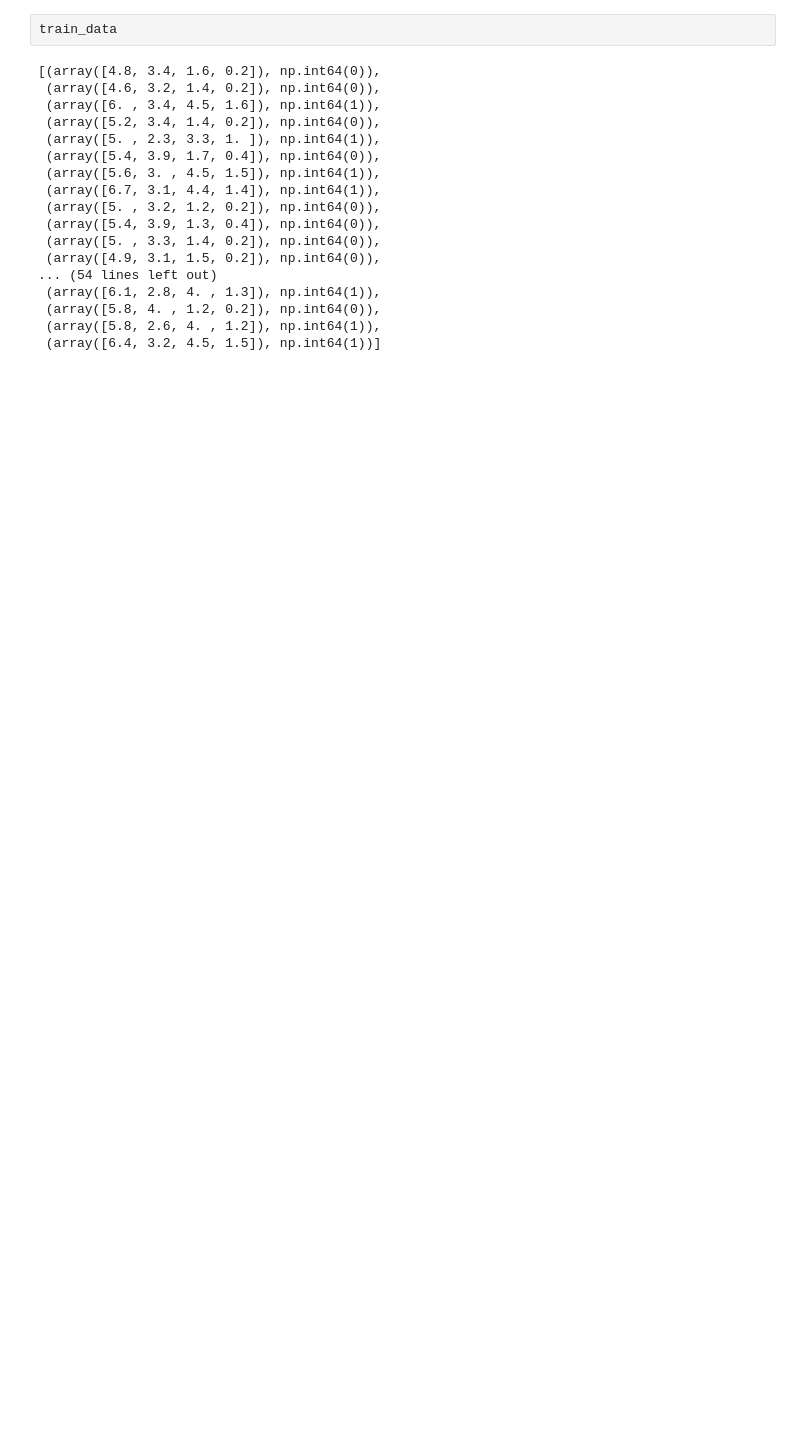
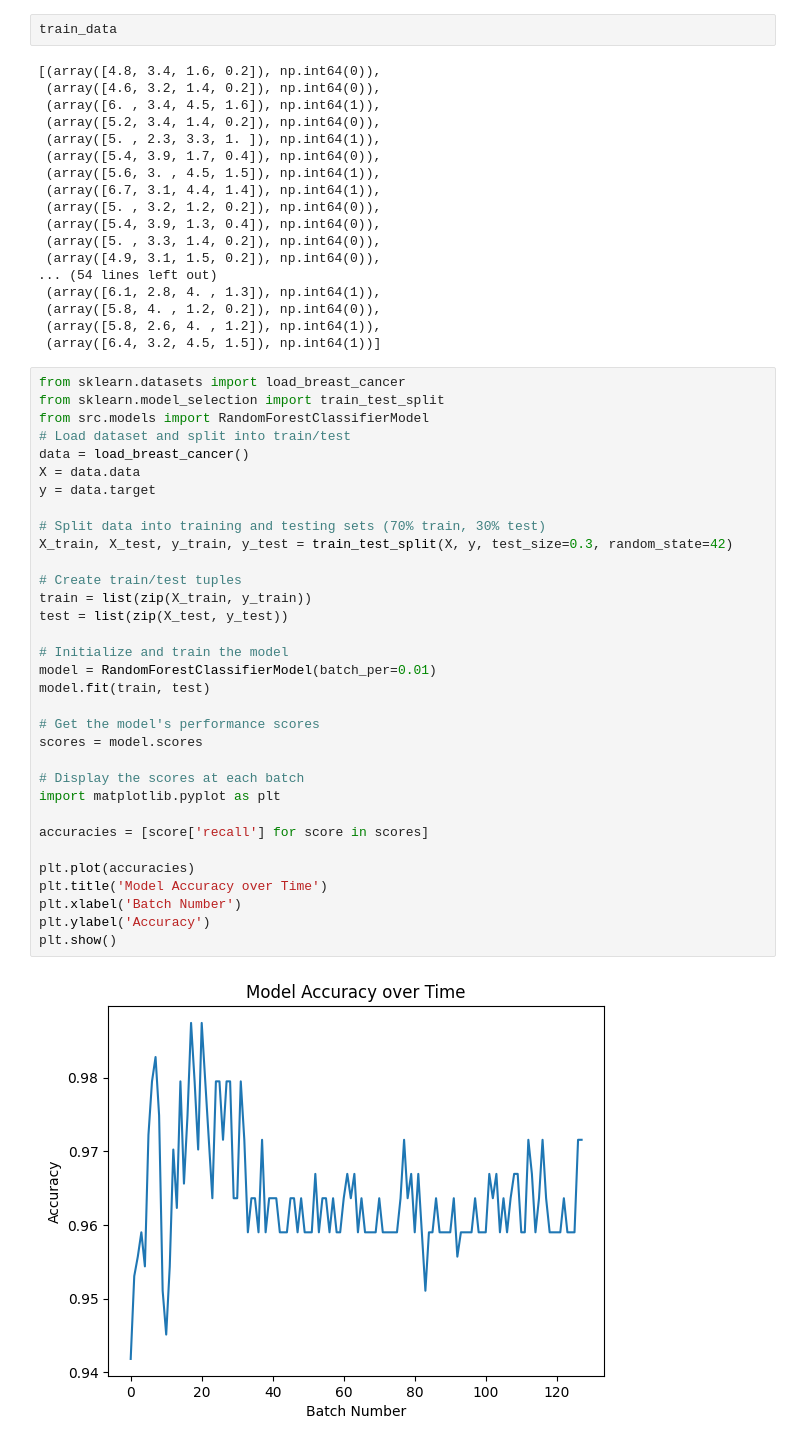
Before and after one commit to lohithsowmiyan/uncert, a Jupyter notebook: test.ipynb, the cells around one changed output. Drawn from its saved outputs; the diff is of its cells as text; blank space fills up the shorter version.

```diff
--- a/test.ipynb
+++ b/test.ipynb
@@ -63,3 +71,38 @@ train_data
  (array([5.8, 4. , 1.2, 0.2]), np.int64(0)),
  (array([5.8, 2.6, 4. , 1.2]), np.int64(1)),
  (array([6.4, 3.2, 4.5, 1.5]), np.int64(1))]
+# %%
+from sklearn.datasets import load_breast_cancer
+from sklearn.model_selection import train_test_split
+from src.models import RandomForestClassifierModel
+# Load dataset and split into train/test
+data = load_breast_cancer()
+X = data.data
+y = data.target
+
+# Split data into training and testing sets (70% train, 30% test)
+X_train, X_test, y_train, y_test = train_test_split(X, y, test_size=0.3, random_state=42)
+
+# Create train/test tuples
+train = list(zip(X_train, y_train))
+test = list(zip(X_test, y_test))
+
+# Initialize and train the model
+model = RandomForestClassifierModel(batch_per=0.01)
+model.fit(train, test)
+
+# Get the model's performance scores
+scores = model.scores
+
+# Display the scores at each batch
+import matplotlib.pyplot as plt
+
+accuracies = [score['recall'] for score in scores]
+
+plt.plot(accuracies)
+plt.title('Model Accuracy over Time')
+plt.xlabel('Batch Number')
+plt.ylabel('Accuracy')
+plt.show()
+# %% [output]
+[figure, added]
```
Also changed, not shown: parts of 1 cell of this notebook, 1 other file.
